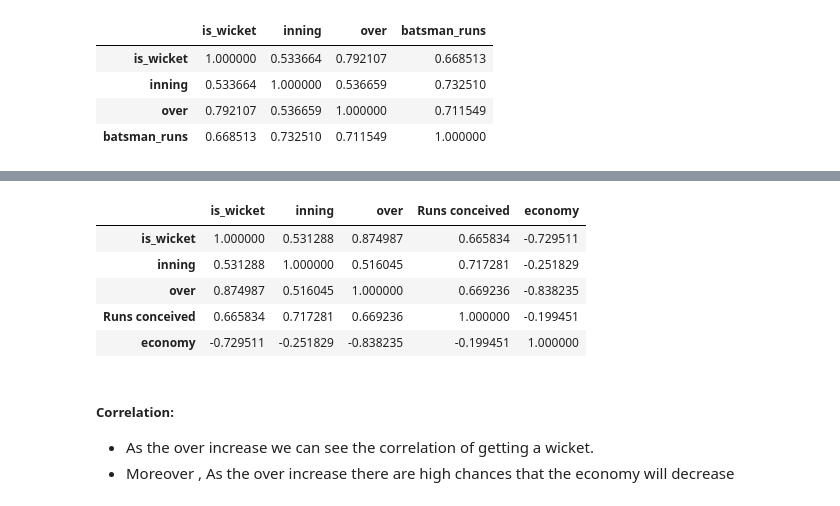
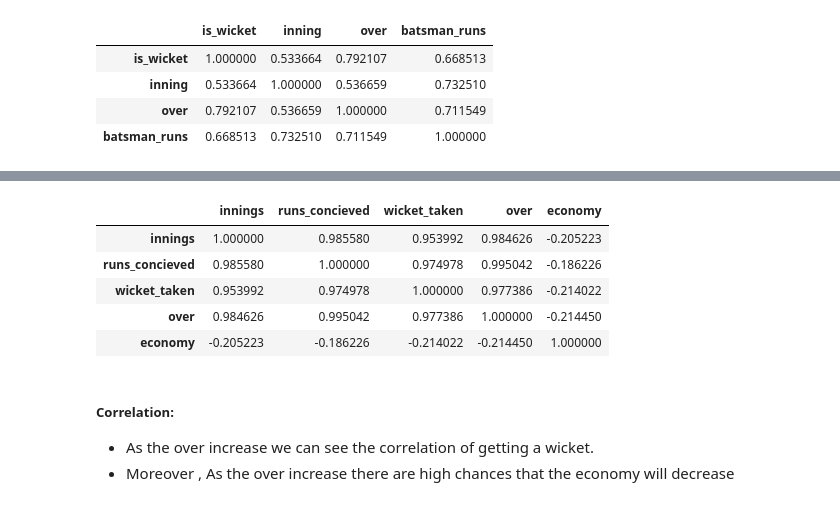
Before and after one commit to Rohanjos97/data-mining-asignments, a Jupyter notebook: IT496_Introduction_to Data_Mining _Lab Assignment_01.ipynb, the cells around one changed output, grey strips where cells are left out. Cells and saved outputs as stored; diff of their text form; code cells hidden in the pictures.

```diff
--- a/IT496_Introduction_to Data_Mining _Lab Assignment_01.ipynb
+++ b/IT496_Introduction_to Data_Mining _Lab Assignment_01.ipynb
@@ -445,0 +468,8 @@ sortedbowl_player1
+# %%
+overs = df.groupby('bowler')[['id','batsman_runs', 'is_wicket','over']].agg(innings=('id', 'nunique'), runs_concieved=('batsman_runs', 'sum'), wicket_taken=('is_wicket', 'sum'), over=('over','count'))
+overs['over'] = overs['over']/6
+
+economy = overs
+economy['economy'] = (economy['runs_concieved']/(economy['over']))
+
+economy.sort_values(by ='runs_concieved',ascending =False).head(10).reset_index()
@@ -446,12 +488,12 @@ sortedbowl_player1
 # %%
-sortedbowl_player1.corr()
+economy.corr()
 # %% [output]
-|  | is_wicket | inning | over | Runs conceived | economy |
-| is_wicket | 1.000000 | 0.531288 | 0.874987 | 0.665834 | -0.729511 |
-| inning | 0.531288 | 1.000000 | 0.516045 | 0.717281 | -0.251829 |
-| over | 0.874987 | 0.516045 | 1.000000 | 0.669236 | -0.838235 |
-| Runs conceived | 0.665834 | 0.717281 | 0.669236 | 1.000000 | -0.199451 |
-| economy | -0.729511 | -0.251829 | -0.838235 | -0.199451 | 1.000000 |
+|  | innings | runs_concieved | wicket_taken | over | economy |
+| innings | 1.000000 | 0.985580 | 0.953992 | 0.984626 | -0.205223 |
+| runs_concieved | 0.985580 | 1.000000 | 0.974978 | 0.995042 | -0.186226 |
+| wicket_taken | 0.953992 | 0.974978 | 1.000000 | 0.977386 | -0.214022 |
+| over | 0.984626 | 0.995042 | 0.977386 | 1.000000 | -0.214450 |
+| economy | -0.205223 | -0.186226 | -0.214022 | -0.214450 | 1.000000 |
 # %% [markdown]
 ##### Correlation:
 - As the over increase we can see the correlation of getting a wicket.
```
Also changed, not shown: parts of 44 cells of this notebook.
